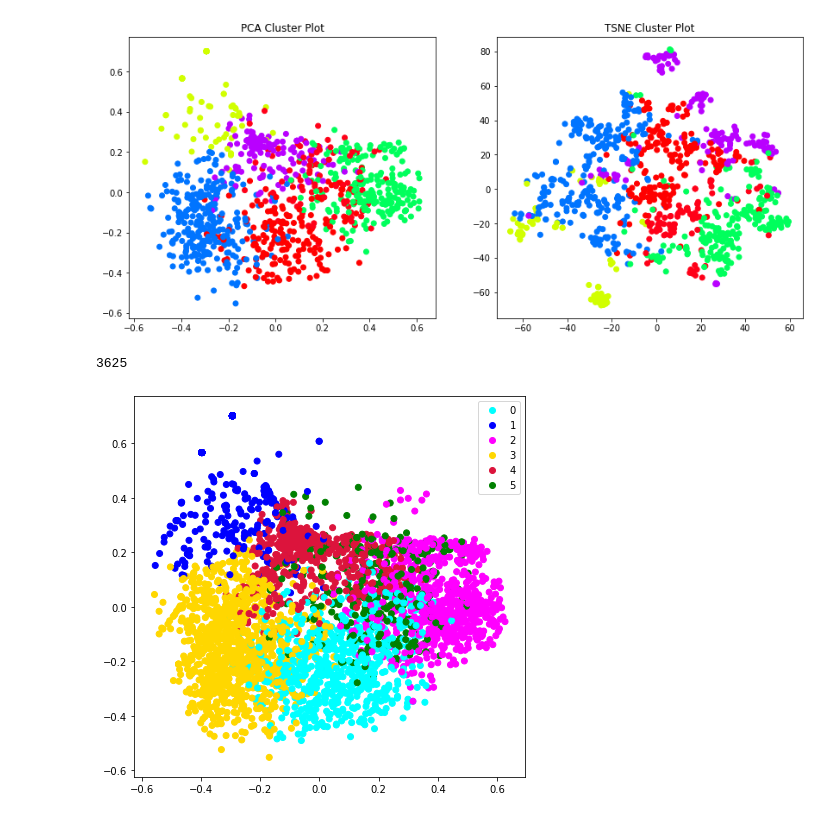
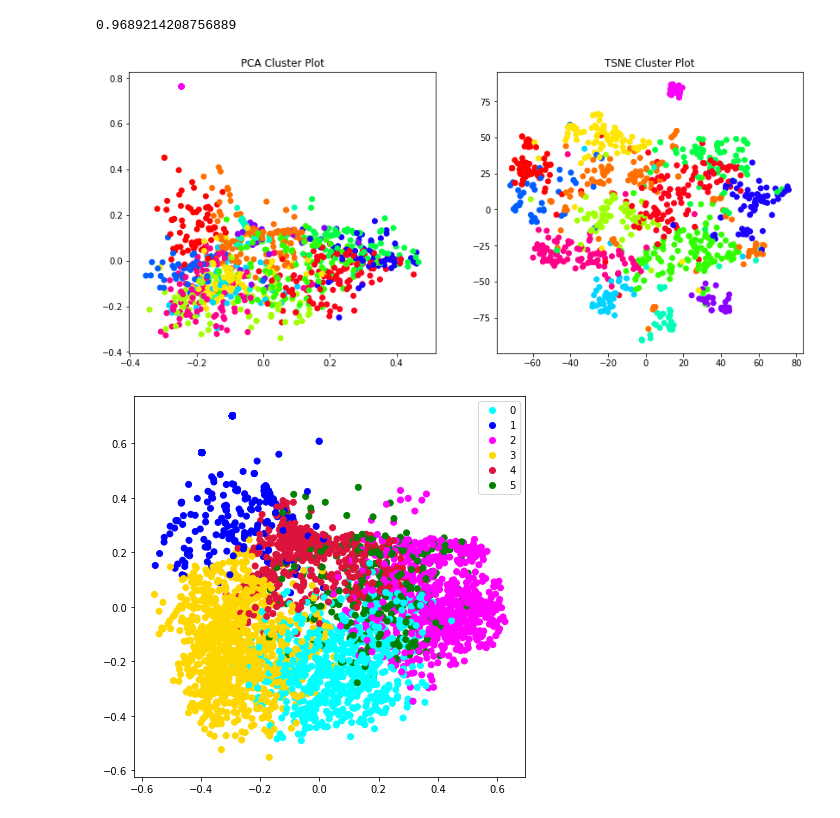
Before and after one commit to cfodonnell/Insight_Project_AsTutor, a Jupyter notebook: EDA/bio_subjects_clustering.ipynb, the cells around one changed output. Drawn from its saved outputs; the diff is of its cells as text; code cells hidden in the pictures.

Commit message:
subject recommender

```diff
--- a/EDA/bio_subjects_clustering.ipynb
+++ b/EDA/bio_subjects_clustering.ipynb
@@ -58,0 +66,3 @@ sample['subject_list_joined'].iloc[0]
+# %%
+tutor_subjects['subjects_len']=tutor_subjects['subjects'].apply(subj_len)
+tutor_subjects['subjects_len'].value_counts()
@@ -58,0 +75,4 @@ sample['subject_list_joined'].iloc[0]
+# %%
+tutors_joined = tutor_subjects.groupby('tutor_ids')['subjects'].apply(lambda x: ' '.join(x)).reset_index()
+tutors_joined['tutor_ids']=tutors_joined['tutor_ids'].apply(float)
+tutors_joined['tutor_ids']=tutors_joined['tutor_ids'].apply(int)
@@ -59,14 +88,15 @@ sample['subject_list_joined'].iloc[0]
 # %%
-stopWords = ['tutoring']
+stopWords = []
 
 tfidf = TfidfVectorizer(
     min_df = 5,
     max_df = 0.95,
     max_features = 20000,
-    stop_words = stopWords
+    stop_words = stopWords,
+    ngram_range = (1,2)
 )
-tfidf.fit(sample['subject_list_joined'])
-text = tfidf.transform(sample['subject_list_joined'])
+tfidf.fit(tutors_joined['subjects'])
+text = tfidf.transform(tutors_joined['subjects'])
 # %%
 def find_optimal_clusters(data, max_k):
     iters = range(2, max_k+1, 2)
@@ -105,2 +135,3 @@ Fit 30 clusters
 # %%
-clusters = MiniBatchKMeans(n_clusters=6, init_size=1024, batch_size=2048, random_state=20).fit_predict(text)
+kmeans = MiniBatchKMeans(n_clusters=14, init_size=1024, batch_size=2048, random_state=20)
+clusters = kmeans.fit_predict(text)
@@ -107,33 +156,37 @@ clusters = MiniBatchKMeans(n_clusters=6, init_size=1024, batch_size=2048, random
+# %%
+test_vec = ['Math Algebra Physics Spanish Excel Homeschooling']
+diff =  centroids - np.array(tfidf.transform(test_vec).todense())
+#for cent in centroids:
+minval = min([np.linalg.norm(d) for d in diff])
+minval
+# %% [output]
+0.9689214208756889
 # %%
 def plot_tsne_pca(data, labels):
     max_label = max(labels)
-    max_items = np.random.choice(range(data.shape[0]), size=data.shape[0], replace=False)
+    max_items = np.random.choice(range(data.shape[0]), size=5000, replace=False)
 
     pca = PCA(n_components=2).fit_transform(data[max_items,:].todense())
     tsne = TSNE().fit_transform(PCA(n_components=50).fit_transform(data[max_items,:].todense()))
 
 
     idx = np.random.choice(range(pca.shape[0]), size=1000, replace=False)
 
     # choose only labels associated with subset of data
     label_subset = labels[max_items]
     label_subset = [cm.hsv(i/max_label) for i in label_subset[idx]]
 
     f, ax = plt.subplots(1, 2, figsize=(14, 6))
 
     ax[0].scatter(pca[idx, 0], pca[idx, 1], c=label_subset)
     ax[0].set_title('PCA Cluster Plot')
 
     ax[1].scatter(tsne[idx, 0], tsne[idx, 1], c=label_subset)
     ax[1].set_title('TSNE Cluster Plot')
 
 plot_tsne_pca(text, clusters)
 # %% [output]
-[figure, old version]
+[figure, new version]
-# %%
-text.shape[0]
-# %% [output]
-3625
 # %%
 max_label = max(clusters)
 max_items = np.random.choice(range(text.shape[0]), size=text.shape[0], replace=False)
```
Also changed, not shown: parts of 26 cells of this notebook, 7 other files.
